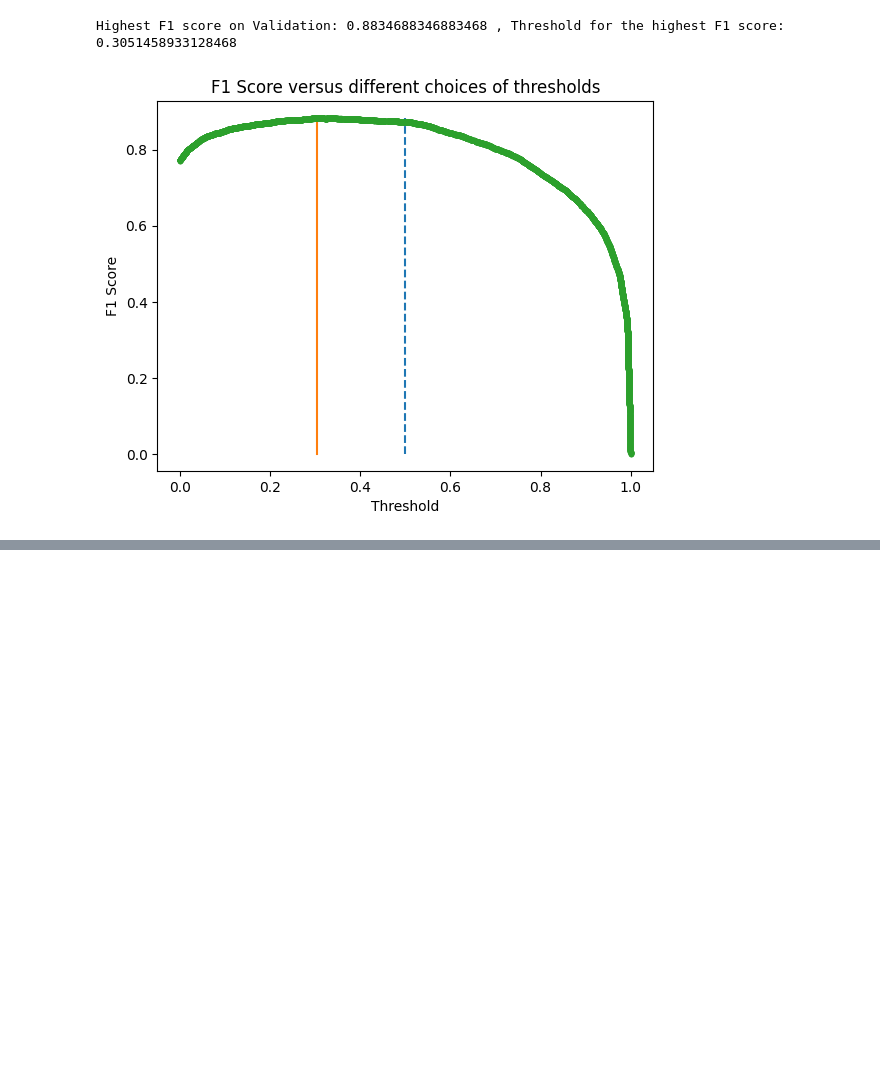
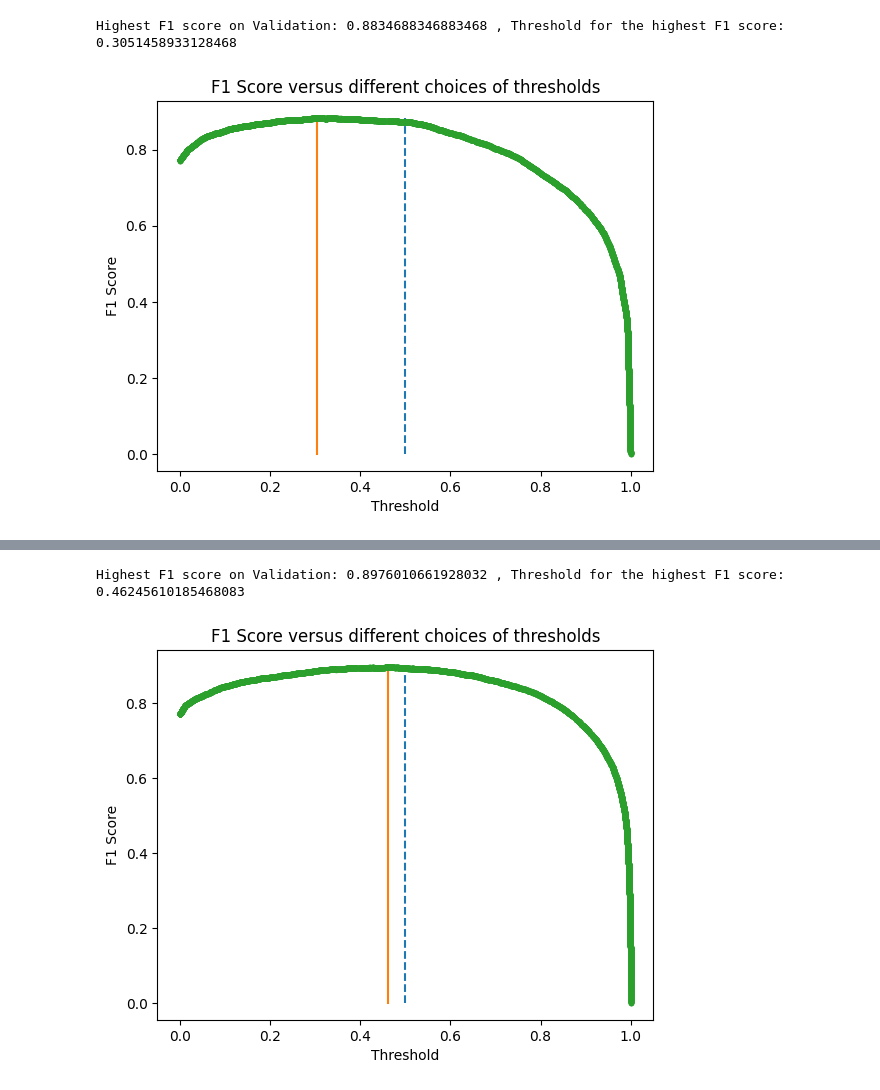
Before and after one commit to waelrash1/predictive_analytics_DT302, a Jupyter notebook: NLP_Logistic_Regression+threshold.ipynb, the cells around one changed output, grey strips where cells are left out. Cells and saved outputs as stored; diff of their text form; code cells hidden in the pictures; blank space fills up the shorter version.

```diff
--- a/NLP_Logistic_Regression+threshold.ipynb
+++ b/NLP_Logistic_Regression+threshold.ipynb
@@ -319,7 +314,7 @@ class_weights_dict = {class_labels[i]: class_weights[i] for i in range(len(class
 pipeline = Pipeline([
     ('data_preprocessing', data_preprocessor),
     ('logistic_regression', LogisticRegression(penalty = 'l2', class_weight=class_weights_dict,
-                              C = 0.5))
+                              C = 0.1, max_iter=1000, solver='saga'))
 ])
 
 # Visualizing the Pipeline
@@ -535,0 +652,3 @@ Highest F1 score on Validation: 0.8834688346883468 , Threshold for the highest F
+# %%
+# Fit the Pipeline to training data
+pipeline.fit(X_train, y_train.values)
@@ -535,0 +707,41 @@ Highest F1 score on Validation: 0.8834688346883468 , Threshold for the highest F
+# %%
+%matplotlib inline
+import matplotlib.pyplot as plt
+from sklearn.metrics import precision_recall_curve
+
+# Calculate the precision and recall using different values for the classification threshold
+val_predictions_probs = pipeline.predict_proba(X_val)
+precisions, recalls, thresholds = precision_recall_curve(y_val, val_predictions_probs[:, 1])
+# %%
+%matplotlib inline
+import numpy as np
+import matplotlib.pyplot as plt
+
+# Calculate the F1 score using different values for the classification threshold,
+# and pick the threshold that resulted in the highest F1 score.
+highest_f1 = 0
+threshold_highest_f1 = 0
+
+f1_scores = []
+for id, threhold in enumerate(thresholds):
+    f1_score = 2*precisions[id]*recalls[id]/(precisions[id]+recalls[id])
+    f1_scores.append(f1_score)
+    if(f1_score > highest_f1):
+        highest_f1 = f1_score
+        threshold_highest_f1 = threhold
+print("Highest F1 score on Validation:", highest_f1, \
+      ", Threshold for the highest F1 score:", threshold_highest_f1)
+
+# Let's plot the F1 score versus different choices of thresholds
+plt.plot([0.5, 0.5], [np.min(f1_scores), np.max(f1_scores)], linestyle='--')
+
+plt.plot([threshold_highest_f1 , threshold_highest_f1 ], [np.min(f1_scores), np.max(f1_scores)], linestyle='-')
+
+plt.plot(thresholds, f1_scores, marker='.')
+plt.title('F1 Score versus different choices of thresholds')
+plt.xlabel('Threshold')
+plt.ylabel('F1 Score')
+plt.show()
+# %% [output]
+Highest F1 score on Validation: 0.8976010661928032 , Threshold for the highest F1 score: 0.46245610185468083
+[figure, added]
```
Also changed, not shown: parts of 11 cells of this notebook.
